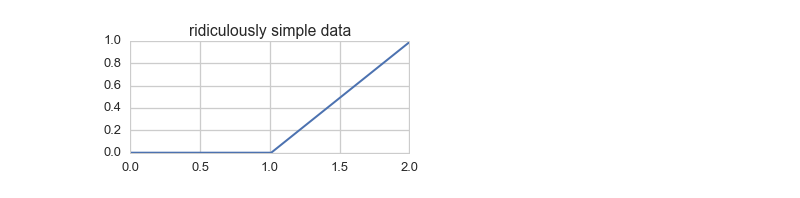
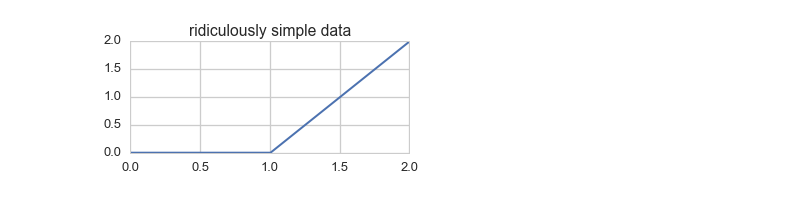
Before and after one commit to dan-tee/blog, a Jupyter notebook: content/notebooks/watch-a-single-neuron-learn.ipynb, the cells around one changed output. Drawn from its saved outputs; the diff is of its cells as text; code cells hidden in the pictures.

```diff
--- a/content/notebooks/watch-a-single-neuron-learn.ipynb
+++ b/content/notebooks/watch-a-single-neuron-learn.ipynb
@@ -1,24 +1,24 @@
 # %%
 # <!-- collapse=True -->
 %matplotlib inline
 import pandas as pd
 import numpy as np
 import matplotlib.pyplot as plt
 import seaborn as sns
 import math
 sns.set_style('whitegrid')
 sns.set_context('talk')
 
-n_points = 100
+n_points = 200
 x = np.linspace(0, 2, n_points)
-y = np.array([0] * int(n_points/2) + list(x[:50]))
+y = np.array([0] * int(n_points / 2) + list(x[:int(n_points / 2)])) * 2
 
 plt.figure(figsize=(5, 2))
 plt.plot(x, y, linewidth=2)
 plt.title('ridiculously simple data')
 plt.show()
 # %% [output]
-[figure, old version]
+[figure, new version]
 # %%
 from keras.models import Sequential
 from keras.layers.core import Dense, Activation
```
Also changed, not shown: parts of 7 cells of this notebook, 9 other files.
